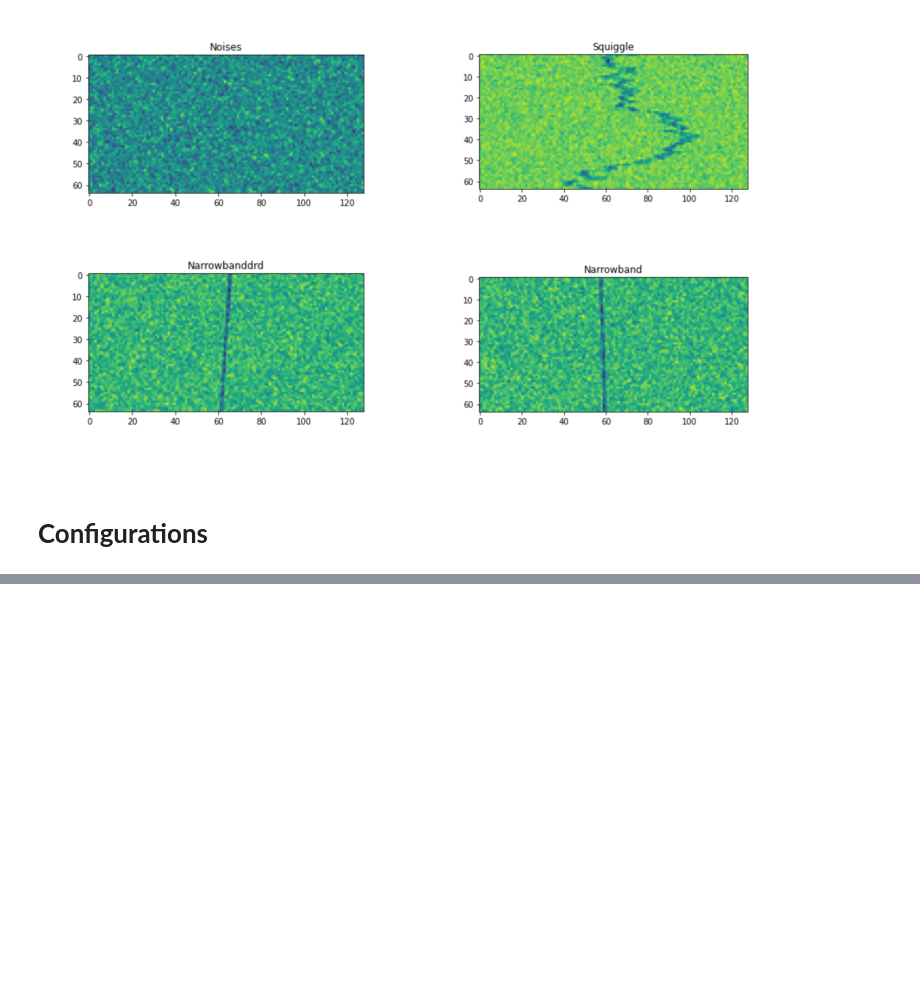
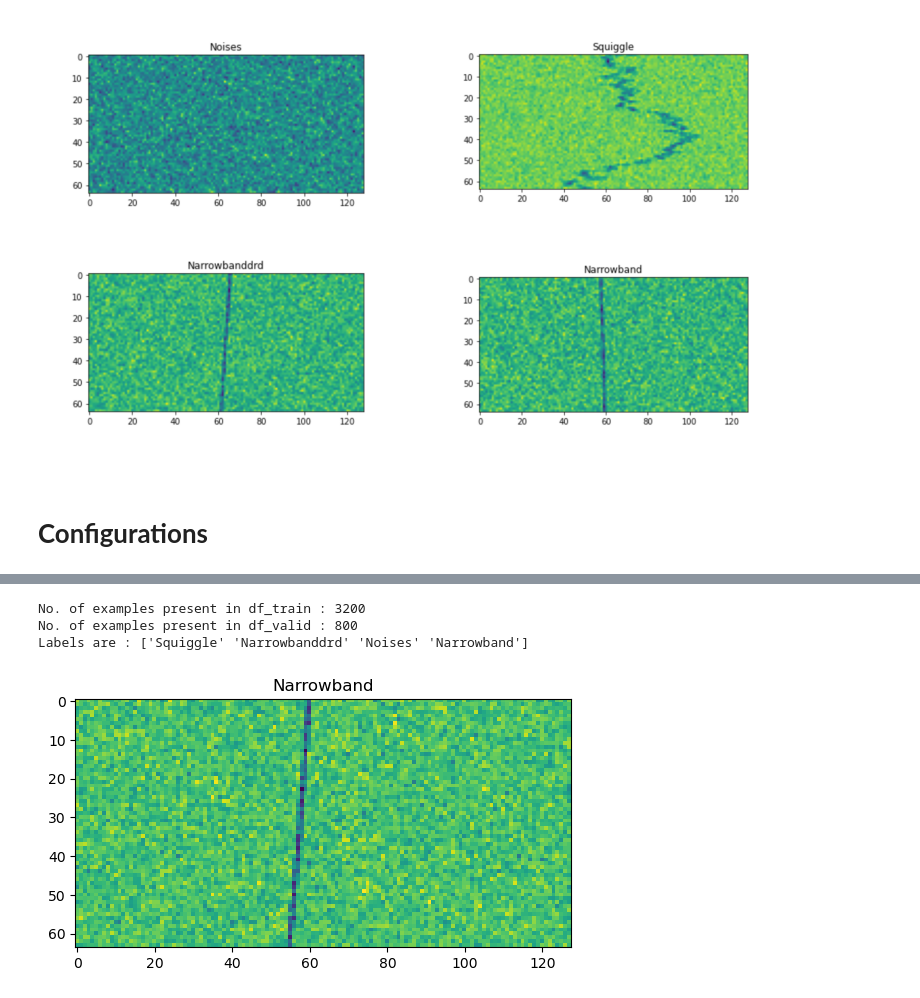
Before and after one commit to HR-Fahim/Classifying-Radio-Signals-Using-Pytorch, a Jupyter notebook: classifying-radio-signals-using-pytorch.ipynb, the cells around one changed output, grey strips where cells are left out. Cells and saved outputs as stored; diff of their text form; code cells hidden in the pictures; blank space fills up the shorter version.

```diff
--- a/classifying-radio-signals-using-pytorch.ipynb
+++ b/classifying-radio-signals-using-pytorch.ipynb
@@ -88,3 +88,8 @@ LR = 0.001
 
 # Number of training epochs
 EPOCHS = 15
+# %%
+df_train = pd.read_csv(TRAIN_CSV)
+df_valid = pd.read_csv(VALID_CSV)
+
+df_train.head()
@@ -90,0 +104,25 @@ EPOCHS = 15
+# %%
+print(f"No. of examples present in df_train : {len(df_train)}")
+print(f"No. of examples present in df_valid : {len(df_valid)}")
+print(f"Labels are : {df_train['labels'].unique()}")
+# %% [output]
+No. of examples present in df_train : 3200
+No. of examples present in df_valid : 800
+Labels are : ['Squiggle' 'Narrowbanddrd' 'Noises' 'Narrowband']
+# %%
+idx = 3100 # Index No.
+
+row = df_train.iloc[idx]
+
+# row = df_valid.iloc[idx]
+
+# Converting a specific row data from 'train.csv' dataset into image
+image_pixels = np.array(row[0:8192], dtype = np.float64)
+label = row.labels
+
+image = np.resize(image_pixels, (64, 128)) # 64*128 = 8192
+
+plt.imshow(image)
+plt.title(label); # Here without ';' shows 'Text(0.5, 1.0, '[label]')'
+# %% [output]
+[figure, added]
```
Also changed, not shown: parts of 3 cells of this notebook.
